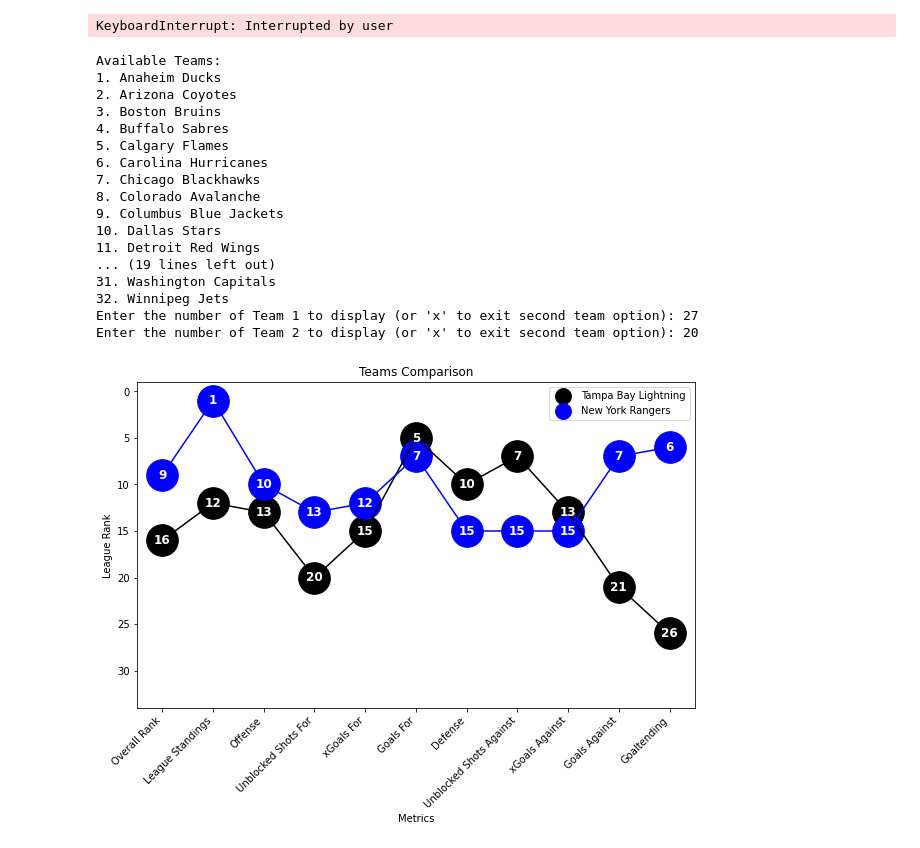
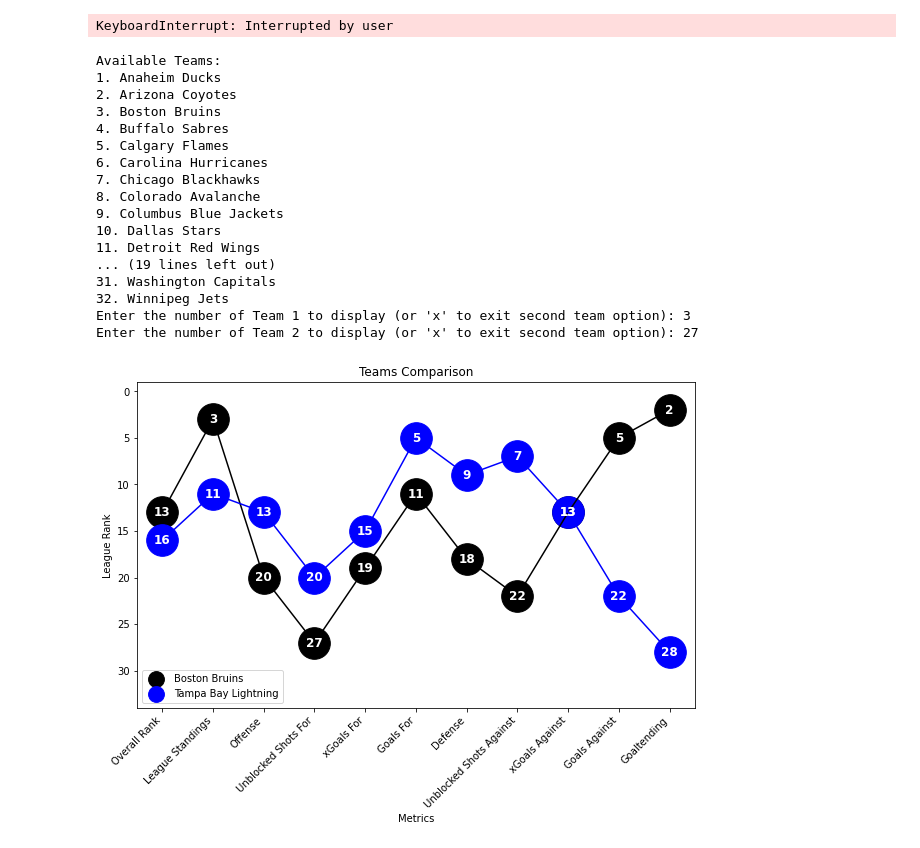
Before and after one commit to hatch47/DataAnalystProjects, a Jupyter notebook: 2023-24 Conditional Formatting Cards/TeamCard23-24.ipynb, the cells around one changed output. Drawn from its saved outputs; the diff is of its cells as text; code cells hidden in the pictures.

```diff
--- a/2023-24 Conditional Formatting Cards/TeamCard23-24.ipynb
+++ b/2023-24 Conditional Formatting Cards/TeamCard23-24.ipynb
@@ -76,6 +76,16 @@ Available Teams:
 32. Winnipeg Jets
 KeyboardInterrupt: Interrupted by user
 # %%
+import pandas as pd
+import matplotlib.pyplot as plt
+
+
+# file path
+file_path = r'D:\Projects\DataAnalystProjects\2023-24 Conditional Formatting Cards\TeamCard23-24.csv'
+
+# Read data from CSV file
+data = pd.read_csv(file_path)
+
 # Code for two team selection
 # Define function to plot data for selected teams
 def plot_teams(team_names):
@@ -126,33 +136,33 @@ if __name__ == "__main__":
                 else:
                     print("You need to select at least one team.")
                     continue
             choice = int(choice)
             if 1 <= choice <= len(teams):
                 selected_team = teams[choice - 1]
                 selected_teams.append(selected_team)
             else:
                 print("Invalid choice. Please enter a number within the range.")
         except ValueError:
             print("Invalid input. Please enter a valid number.")
 
     if len(selected_teams) >= 1:
         plot_teams(selected_teams)
 # %% [output]
 Available Teams:
 1. Anaheim Ducks
 2. Arizona Coyotes
 3. Boston Bruins
 4. Buffalo Sabres
 5. Calgary Flames
 6. Carolina Hurricanes
 7. Chicago Blackhawks
 8. Colorado Avalanche
 9. Columbus Blue Jackets
 10. Dallas Stars
 11. Detroit Red Wings
 ... (19 lines left out)
 31. Washington Capitals
 32. Winnipeg Jets
-Enter the number of Team 1 to display (or 'x' to exit second team option): 27
-Enter the number of Team 2 to display (or 'x' to exit second team option): 20
+Enter the number of Team 1 to display (or 'x' to exit second team option): 3
+Enter the number of Team 2 to display (or 'x' to exit second team option): 27
-[figure, old version]
+[figure, new version]
```
Also changed, not shown: 3 other files.
